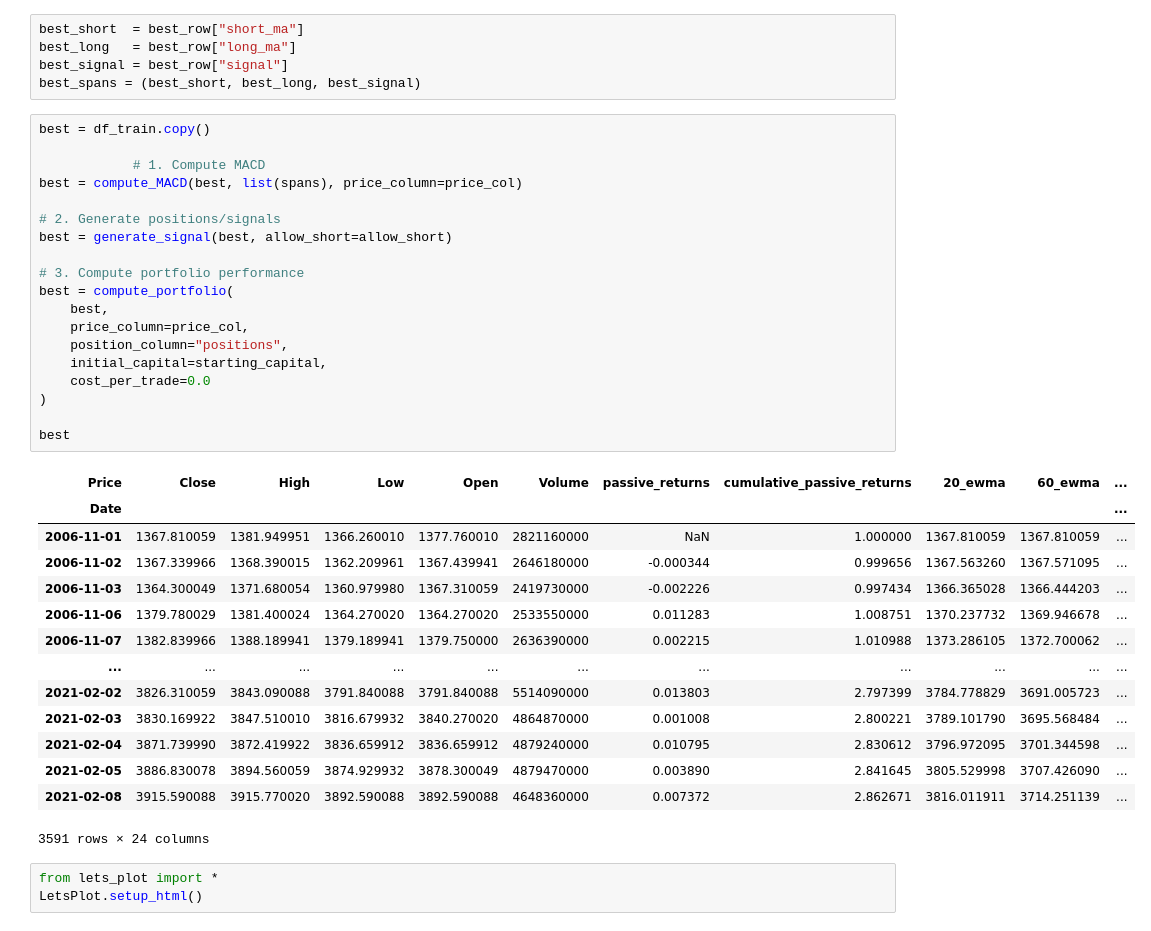
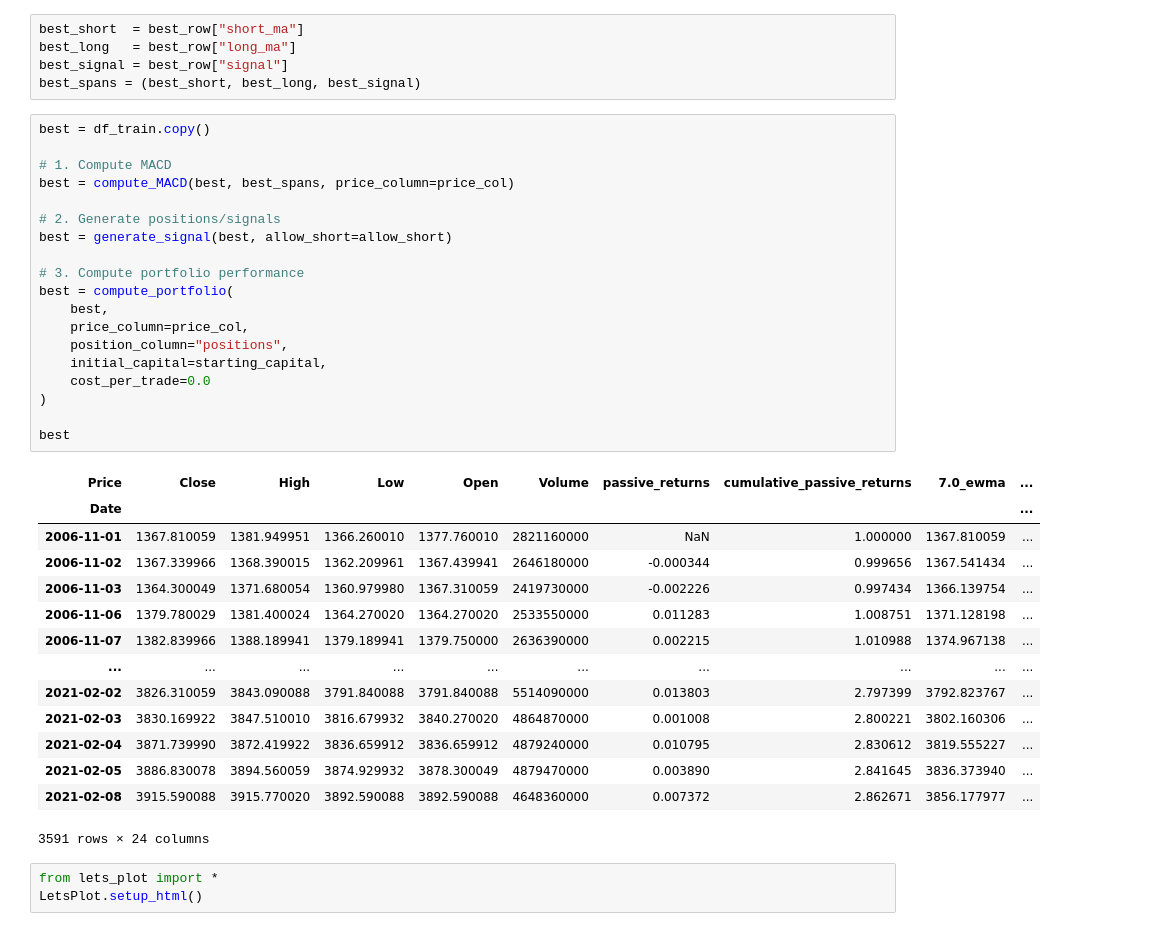
Before and after one commit to njh18/qf627-project, a Jupyter notebook: QF627_group_9_MACD.ipynb, the cells around one changed output. Saved outputs shown, nothing was run; the diff lists cells and outputs as text.

Commit message:
baseline MACD

```diff
--- a/QF627_group_9_MACD.ipynb
+++ b/QF627_group_9_MACD.ipynb
@@ -215,36 +264,36 @@ best_spans = (best_short, best_long, best_signal)
 # %%
 best = df_train.copy()
 
-            # 1. Compute MACD
-best = compute_MACD(best, list(spans), price_column=price_col)
+# 1. Compute MACD
+best = compute_MACD(best, best_spans, price_column=price_col)
 
 # 2. Generate positions/signals
 best = generate_signal(best, allow_short=allow_short)
 
 # 3. Compute portfolio performance
 best = compute_portfolio(
     best,
     price_column=price_col,
     position_column="positions",
     initial_capital=starting_capital,
     cost_per_trade=0.0
 )
 
 best
 # %% [output]
-| Price | Close | High | Low | Open | Volume | passive_returns | cumulative_passive_returns | 20_ewma | 60_ewma | ... |
-| Date |  |  |  |  |  |  |  |  |  | ... |
-| 2006-11-01 | 1367.810059 | 1381.949951 | 1366.260010 | 1377.760010 | 2821160000 | NaN | 1.000000 | 1367.810059 | 1367.810059 | ... |
-| 2006-11-02 | 1367.339966 | 1368.390015 | 1362.209961 | 1367.439941 | 2646180000 | -0.000344 | 0.999656 | 1367.563260 | 1367.571095 | ... |
-| 2006-11-03 | 1364.300049 | 1371.680054 | 1360.979980 | 1367.310059 | 2419730000 | -0.002226 | 0.997434 | 1366.365028 | 1366.444203 | ... |
-| 2006-11-06 | 1379.780029 | 1381.400024 | 1364.270020 | 1364.270020 | 2533550000 | 0.011283 | 1.008751 | 1370.237732 | 1369.946678 | ... |
-| 2006-11-07 | 1382.839966 | 1388.189941 | 1379.189941 | 1379.750000 | 2636390000 | 0.002215 | 1.010988 | 1373.286105 | 1372.700062 | ... |
-| ... | ... | ... | ... | ... | ... | ... | ... | ... | ... | ... |
-| 2021-02-02 | 3826.310059 | 3843.090088 | 3791.840088 | 3791.840088 | 5514090000 | 0.013803 | 2.797399 | 3784.778829 | 3691.005723 | ... |
-| 2021-02-03 | 3830.169922 | 3847.510010 | 3816.679932 | 3840.270020 | 4864870000 | 0.001008 | 2.800221 | 3789.101790 | 3695.568484 | ... |
-| 2021-02-04 | 3871.739990 | 3872.419922 | 3836.659912 | 3836.659912 | 4879240000 | 0.010795 | 2.830612 | 3796.972095 | 3701.344598 | ... |
-| 2021-02-05 | 3886.830078 | 3894.560059 | 3874.929932 | 3878.300049 | 4879470000 | 0.003890 | 2.841645 | 3805.529998 | 3707.426090 | ... |
-| 2021-02-08 | 3915.590088 | 3915.770020 | 3892.590088 | 3892.590088 | 4648360000 | 0.007372 | 2.862671 | 3816.011911 | 3714.251139 | ... |
+| Price | Close | High | Low | Open | Volume | passive_returns | cumulative_passive_returns | 7.0_ewma | ... |
+| Date |  |  |  |  |  |  |  |  | ... |
+| 2006-11-01 | 1367.810059 | 1381.949951 | 1366.260010 | 1377.760010 | 2821160000 | NaN | 1.000000 | 1367.810059 | ... |
+| 2006-11-02 | 1367.339966 | 1368.390015 | 1362.209961 | 1367.439941 | 2646180000 | -0.000344 | 0.999656 | 1367.541434 | ... |
+| 2006-11-03 | 1364.300049 | 1371.680054 | 1360.979980 | 1367.310059 | 2419730000 | -0.002226 | 0.997434 | 1366.139754 | ... |
+| 2006-11-06 | 1379.780029 | 1381.400024 | 1364.270020 | 1364.270020 | 2533550000 | 0.011283 | 1.008751 | 1371.128198 | ... |
+| 2006-11-07 | 1382.839966 | 1388.189941 | 1379.189941 | 1379.750000 | 2636390000 | 0.002215 | 1.010988 | 1374.967138 | ... |
+| ... | ... | ... | ... | ... | ... | ... | ... | ... | ... |
+| 2021-02-02 | 3826.310059 | 3843.090088 | 3791.840088 | 3791.840088 | 5514090000 | 0.013803 | 2.797399 | 3792.823767 | ... |
+| 2021-02-03 | 3830.169922 | 3847.510010 | 3816.679932 | 3840.270020 | 4864870000 | 0.001008 | 2.800221 | 3802.160306 | ... |
+| 2021-02-04 | 3871.739990 | 3872.419922 | 3836.659912 | 3836.659912 | 4879240000 | 0.010795 | 2.830612 | 3819.555227 | ... |
+| 2021-02-05 | 3886.830078 | 3894.560059 | 3874.929932 | 3878.300049 | 4879470000 | 0.003890 | 2.841645 | 3836.373940 | ... |
+| 2021-02-08 | 3915.590088 | 3915.770020 | 3892.590088 | 3892.590088 | 4648360000 | 0.007372 | 2.862671 | 3856.177977 | ... |
 3591 rows × 24 columns
 # %%
 from lets_plot import *
```
Also changed, not shown: parts of 9 cells of this notebook, 2 other files.
